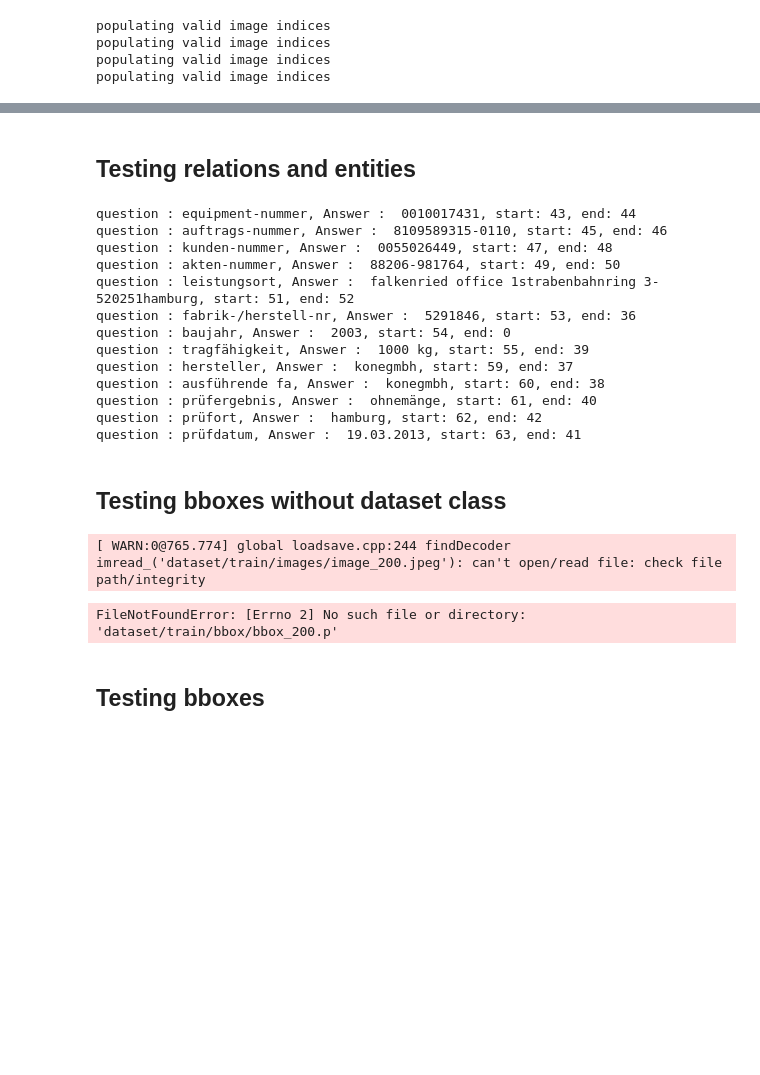
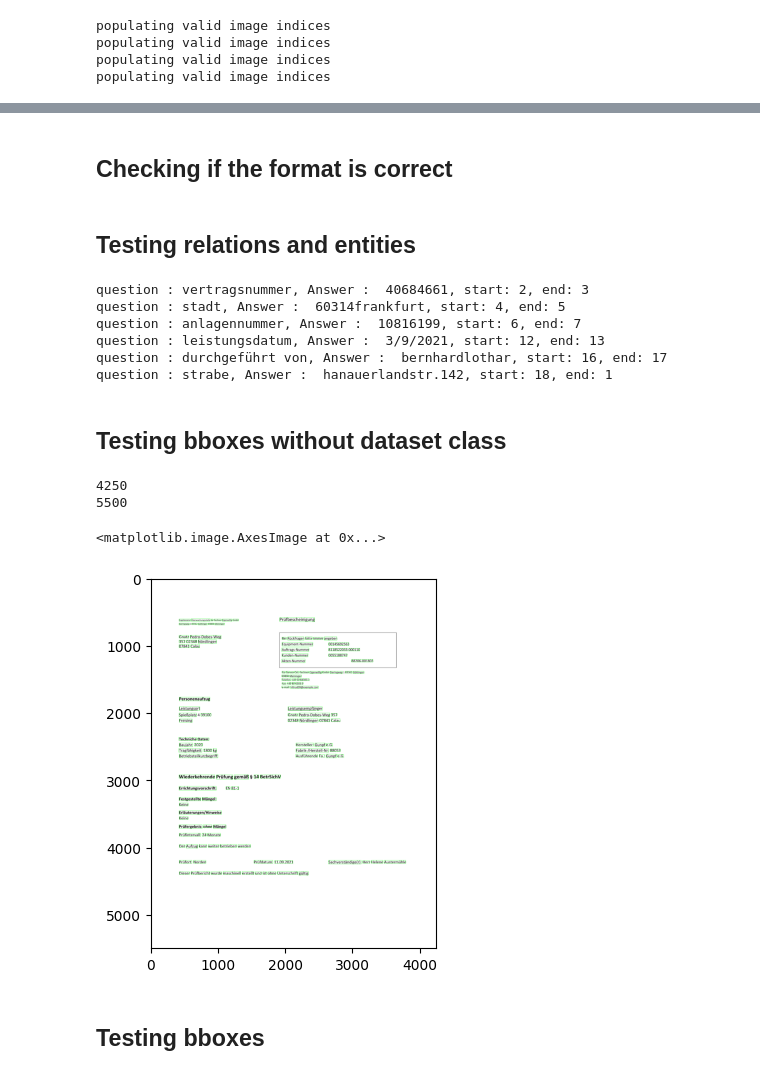
Before and after one commit to abhijit0/KIE_Syntetic_data, a Jupyter notebook: real_dataset_conversion.ipynb, the cells around one changed output, grey strips where cells are left out. Cells and saved outputs as stored; diff of their text form; code cells hidden in the pictures; blank space fills up the shorter version.

```diff
--- a/real_dataset_conversion.ipynb
+++ b/real_dataset_conversion.ipynb
@@ -15,6 +88,9 @@ image_dir = f'{root_dir}/images'
 #configs['categories']
 # %%
 from utility_functions.utilities_kie import *
-tokenizer = AutoTokenizer.from_pretrained("microsoft/layoutxlm-base")
-model = AutoModel.from_pretrained("microsoft/layoutxlm-base")
+#tokenizer = AutoTokenizer.from_pretrained("microsoft/layoutxlm-base")
+#model = AutoModel.from_pretrained("microsoft/layoutxlm-base")
+
+tokenizer = AutoTokenizer.from_pretrained("tokenizer_added_tokens")
+model = AutoModel.from_pretrained("model_added_tokens")
 # %% [output]
@@ -580,2 +477,4 @@ shutil.rmtree(model_dir)
 tokenizer.save_pretrained(tokenizer_dir)
 model.save_pretrained(model_dir)
+# %% [markdown]
+## Checking if the format is correct
@@ -582,7 +584,7 @@ model.save_pretrained(model_dir)
 # %% [markdown]
 ## Testing relations and entities
 # %%
-index = 200
+index = 145
 entities_path = f'dataset_real/train/entities/entities_{index}.p'
 with open(entities_path, 'rb') as f:
     entities = pickle.load(f)
@@ -611,51 +613,46 @@ for i , (start, end) in enumerate(zip(entities['start'], entities['end'])):
 for i in range(len(relations['head'])):
     print(f'question : {entities_names[relations["head"][i]]}, Answer :  {entities_names[relations["tail"][i]]}, start: {relations["head"][i]}, end: {relations["tail"][i]}')
 # %% [output]
-question : equipment-nummer, Answer :  0010017431, start: 43, end: 44
-question : auftrags-nummer, Answer :  8109589315-0110, start: 45, end: 46
-question : kunden-nummer, Answer :  0055026449, start: 47, end: 48
-question : akten-nummer, Answer :  88206-981764, start: 49, end: 50
-question : leistungsort, Answer :  falkenried office 1strabenbahnring 3-520251hamburg, start: 51, end: 52
-question : fabrik-/herstell-nr, Answer :  5291846, start: 53, end: 36
-question : baujahr, Answer :  2003, start: 54, end: 0
-question : tragfähigkeit, Answer :  1000 kg, start: 55, end: 39
-question : hersteller, Answer :  konegmbh, start: 59, end: 37
-question : ausführende fa, Answer :  konegmbh, start: 60, end: 38
-question : prüfergebnis, Answer :  ohnemänge, start: 61, end: 40
-question : prüfort, Answer :  hamburg, start: 62, end: 42
-question : prüfdatum, Answer :  19.03.2013, start: 63, end: 41
+question : vertragsnummer, Answer :  40684661, start: 2, end: 3
+question : stadt, Answer :  60314frankfurt, start: 4, end: 5
+question : anlagennummer, Answer :  10816199, start: 6, end: 7
+question : leistungsdatum, Answer :  3/9/2021, start: 12, end: 13
+question : durchgeführt von, Answer :  bernhardlothar, start: 16, end: 17
+question : strabe, Answer :  hanauerlandstr.142, start: 18, end: 1
 # %% [markdown]
 ## Testing bboxes without dataset class
 # %%
-index = 200
+index = 20
 
 image = cv2.imread(f'dataset/train/images/image_{index}.jpeg')
 bbox_path = f'dataset/train/bbox/bbox_{index}.p'
 with open(bbox_path, 'rb') as f:
     bbox = pickle.load(f)
 
 def unnormalize_box(bbox, width, height):
      return [
          width * (bbox[0] / 1000),
          height * (bbox[1] / 1000),
          width * (bbox[2] / 1000),
          height * (bbox[3] / 1000),
      ]
 
 image = Image.fromarray(image)
 width, height = image.size
 print(width)
 print(height)
 
 true_boxes = [unnormalize_box(box, width, height) for idx, box in enumerate(bbox)]
 image = np.array(image)
 for box in true_boxes:
   box = [int(i) for i in box]
   cv2.rectangle(image, (box[0], box[1]), (box[2], box[3]), (0, 255, 0), 2)
 plt.imshow(image)
 # %% [output]
-[ WARN:0@765.774] global loadsave.cpp:244 findDecoder imread_('dataset/train/images/image_200.jpeg'): can't open/read file: check file path/integrity
+4250
+5500
-FileNotFoundError: [Errno 2] No such file or directory: 'dataset/train/bbox/bbox_200.p'
+<matplotlib.image.AxesImage at 0x...>
+[figure, added]
 # %% [markdown]
 ## Testing bboxes
 # %%
```
Also changed, not shown: parts of 23 cells of this notebook, 19 other files.
